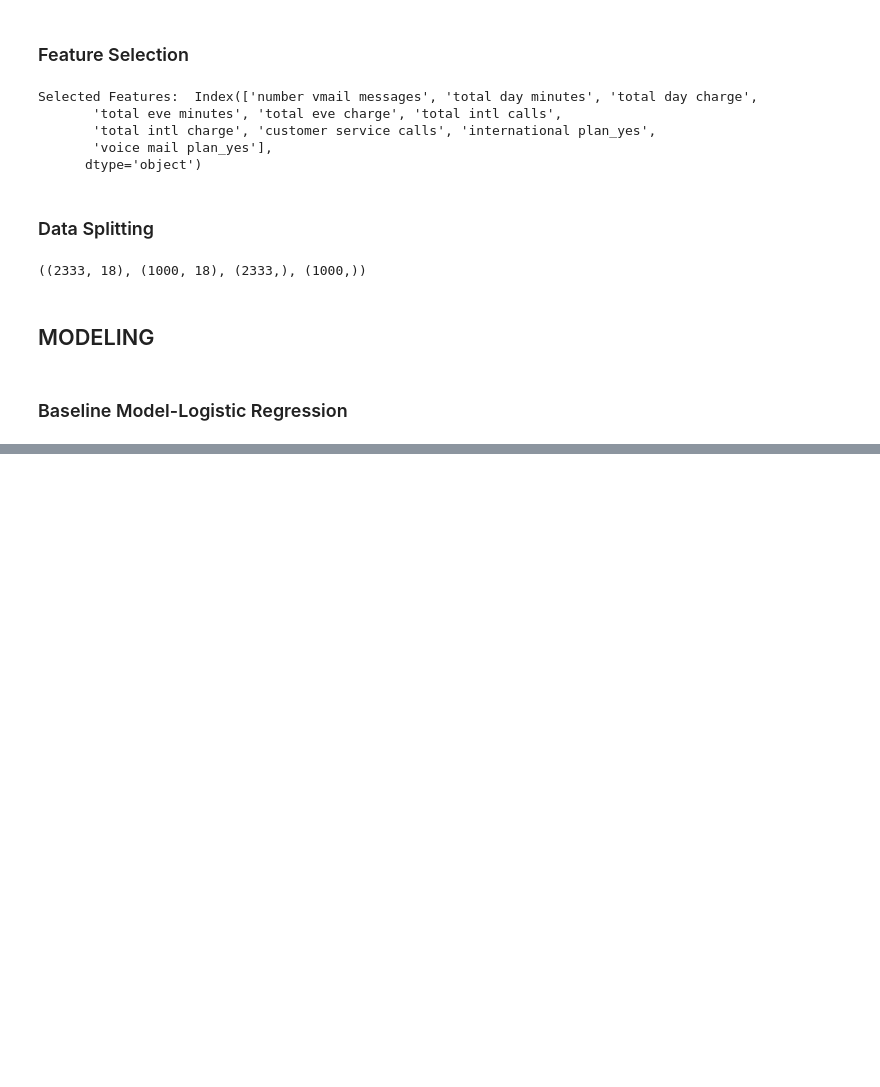
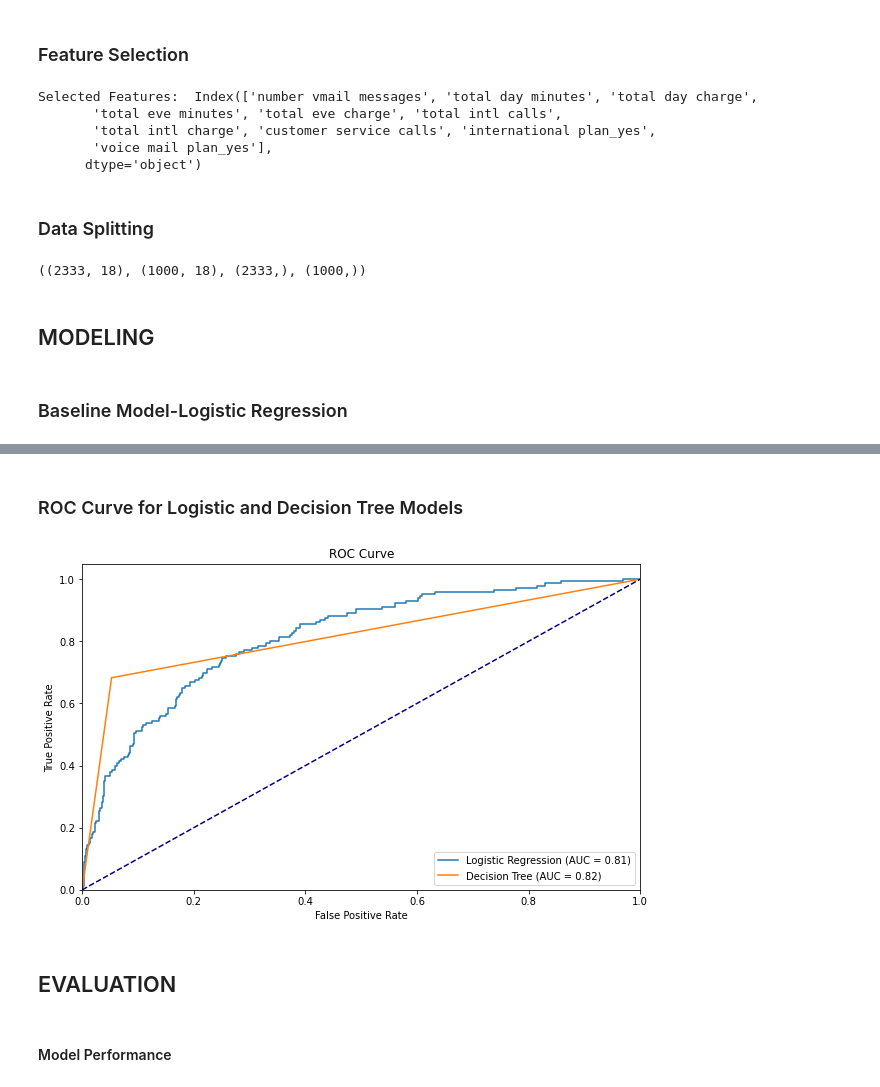
Before and after one commit to AngelaKalelwa/syriatel-customer-churn, a Jupyter notebook: notebook.ipynb, the cells around one changed output, grey strips where cells are left out. Drawn from its saved outputs; the diff is of its cells as text; code cells hidden in the pictures; blank space fills up the shorter version.

Commit message:
added modeling and evaluation

```diff
--- a/notebook.ipynb
+++ b/notebook.ipynb
@@ -507,0 +626,13 @@ from sklearn.model_selection import GridSearchCV, train_test_split
+# %%
+from sklearn.tree import DecisionTreeClassifier
+
+# Initialize Decision Tree
+dt = DecisionTreeClassifier(random_state=42)
+
+# Fit model
+dt.fit(X_train, y_train)
+
+# Predictions and evaluation
+y_test_pred_dt = dt.predict(X_test)
+print("Decision Tree - Test Accuracy: ", accuracy_score(y_test, y_test_pred_dt))
+print("Classification Report (Decision Tree):\n", classification_report(y_test, y_test_pred_dt))
@@ -507,0 +727,35 @@ from sklearn.model_selection import GridSearchCV, train_test_split
+# %% [markdown]
+### ROC Curve for Logistic and Decision Tree Models
+# %%
+# Generate ROC curves and AUC scores for both models
+models = {
+    "Logistic Regression": {
+        "y_pred_prob": lr.predict_proba(X_test)[:, 1],
+    },
+    "Decision Tree": {
+        "y_pred_prob": dt.predict_proba(X_test)[:, 1],
+    },
+}
+
+plt.figure(figsize=(10, 6))
+
+for model_name, model_info in models.items():
+    fpr, tpr, _ = roc_curve(y_test, model_info['y_pred_prob'])
+    roc_auc = auc(fpr, tpr)
+    plt.plot(fpr, tpr, label=f'{model_name} (AUC = {roc_auc:.2f})')
+
+# Plot formatting
+plt.plot([0, 1], [0, 1], color='navy', linestyle='--')
+plt.xlim([0.0, 1.0])
+plt.ylim([0.0, 1.05])
+plt.xlabel('False Positive Rate')
+plt.ylabel('True Positive Rate')
+plt.title('ROC Curve')
+plt.legend(loc='lower right')
+plt.show()
+# %% [output]
+[figure, added]
+# %% [markdown]
+## EVALUATION
+# %% [markdown]
+#### Model Performance
```
Also changed, not shown: parts of 16 cells of this notebook.
